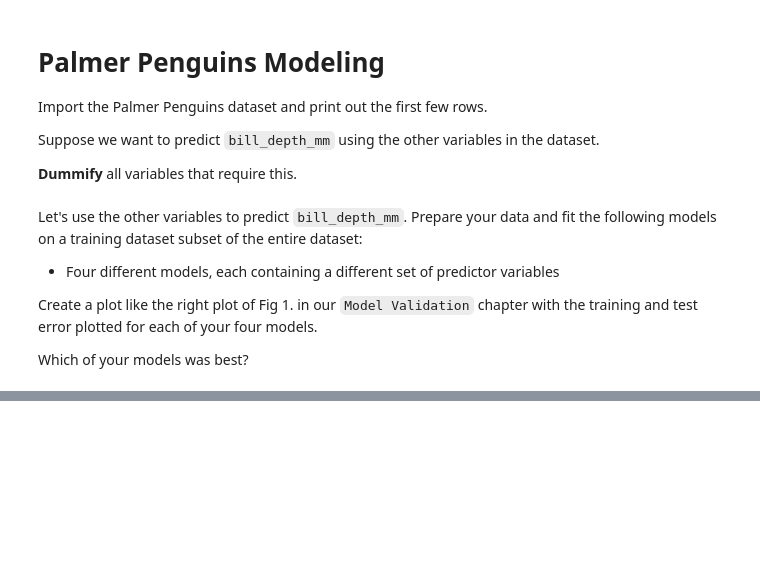
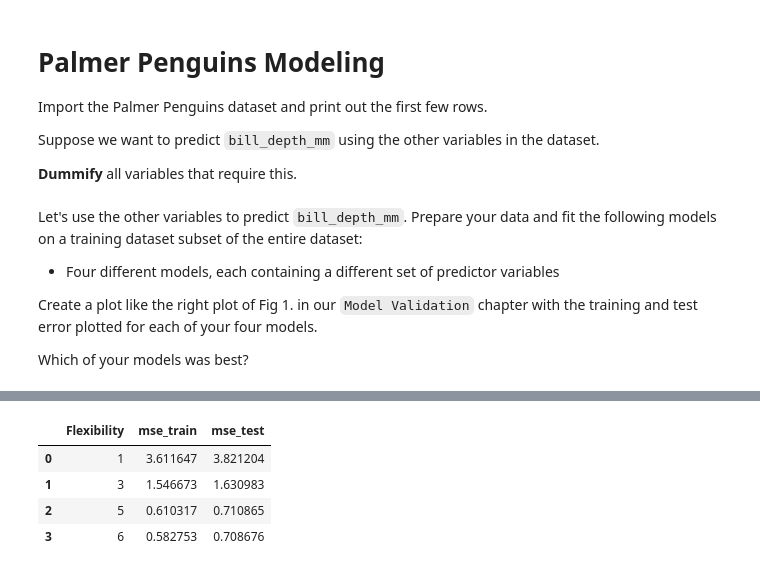
Before and after one commit to r-morag/Practice-Assignments, a Jupyter notebook: Practice_Activity_Multiple_Linear_Regression_and_Evaluation.ipynb, the cells around one changed output, grey strips where cells are left out. Saved outputs shown, nothing was run; the diff lists cells and outputs as text; code cells hidden in the pictures; blank space fills up the shorter version.

```diff
--- a/Practice_Activity_Multiple_Linear_Regression_and_Evaluation.ipynb
+++ b/Practice_Activity_Multiple_Linear_Regression_and_Evaluation.ipynb
@@ -57,0 +55,3 @@ df_penguins_dummies = df_penguins_dummies.dropna(subset=["bill_length_mm", "bill
+# %%
+mse_test_1 = mean_squared_error(test_pred, y_test)
+mse_train_1 = mean_squared_error(train_pred, y_train)
@@ -57,0 +149,8 @@ df_penguins_dummies = df_penguins_dummies.dropna(subset=["bill_length_mm", "bill
+# %%
+df_errors = pd.DataFrame(errors)
+# %% [output]
+|  | Flexibility | mse_train | mse_test |
+| 0 | 1 | 3.611647 | 3.821204 |
+| 1 | 3 | 1.546673 | 1.630983 |
+| 2 | 5 | 0.610317 | 0.710865 |
+| 3 | 6 | 0.582753 | 0.708676 |
```
Also changed, not shown: parts of 12 cells of this notebook, 13 other files.
